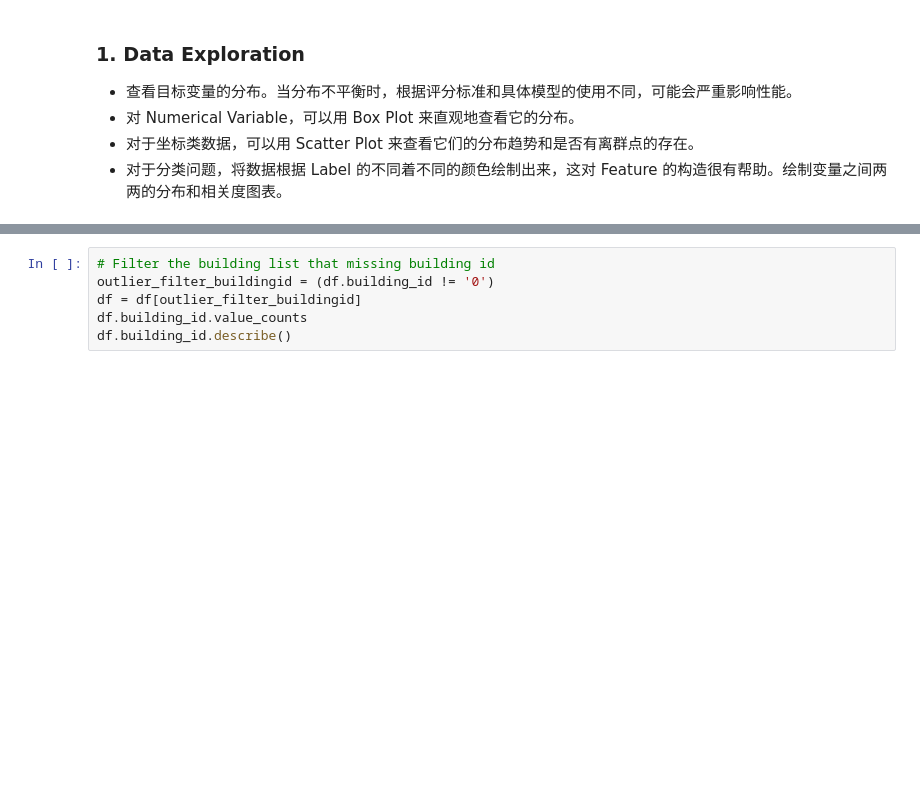
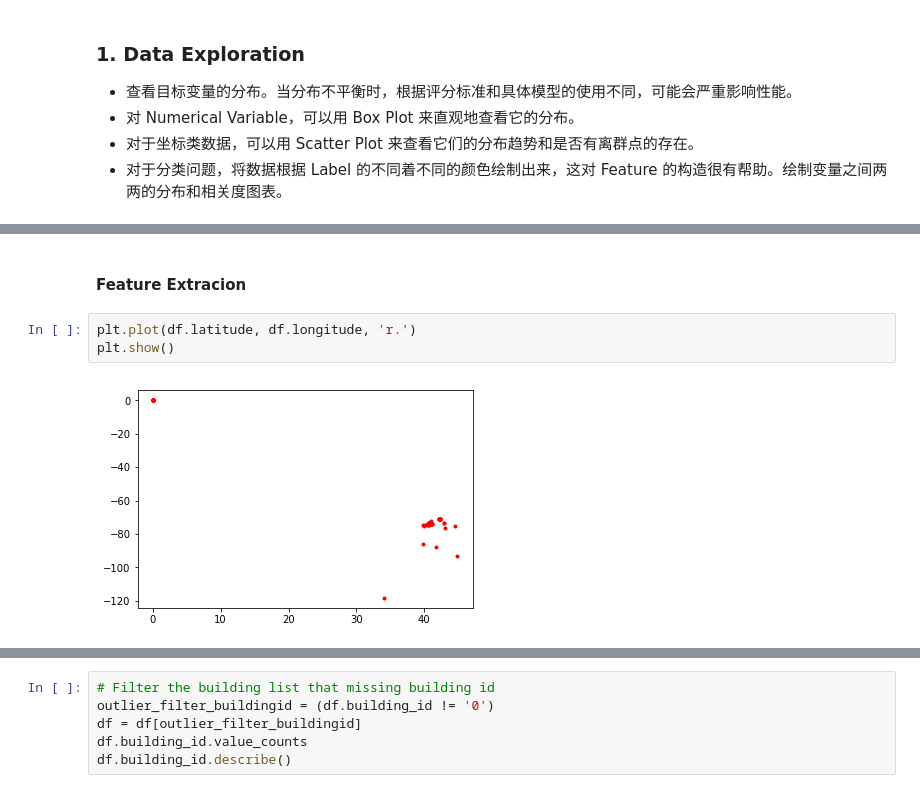
Before and after one commit to zhucebuliaolongchuan/Tandon_Torch, a Jupyter notebook: Tandon_Torch.ipynb, the cells around one changed output, grey strips where cells are left out. Cells and saved outputs as stored; diff of their text form; blank space fills up the shorter version.

```diff
--- a/Tandon_Torch.ipynb
+++ b/Tandon_Torch.ipynb
@@ -36,0 +52,7 @@ df.head()
+# %% [markdown]
+#### Feature Extracion
+# %%
+plt.plot(df.latitude, df.longitude, 'r.')
+plt.show()
+# %% [output]
+[figure, added]
```
Also changed, not shown: parts of 31 cells of this notebook.
